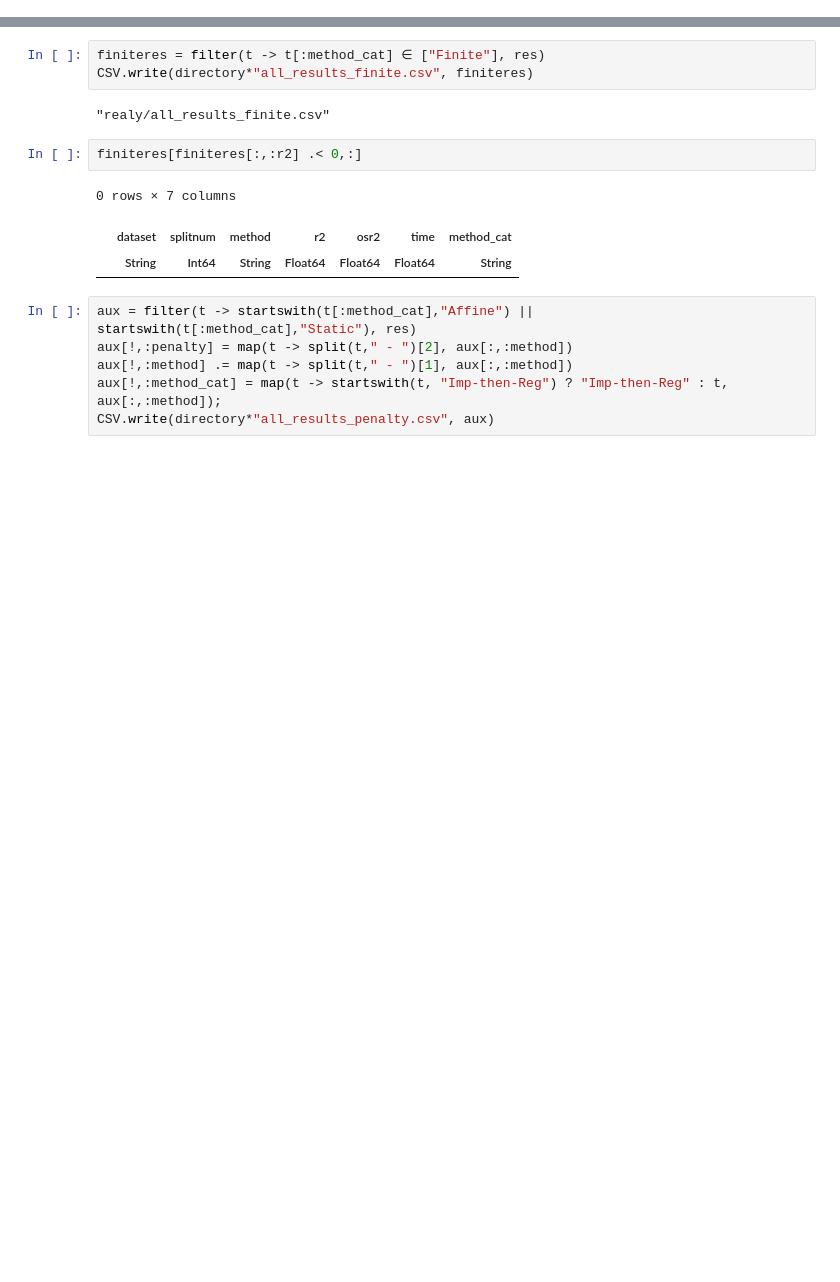
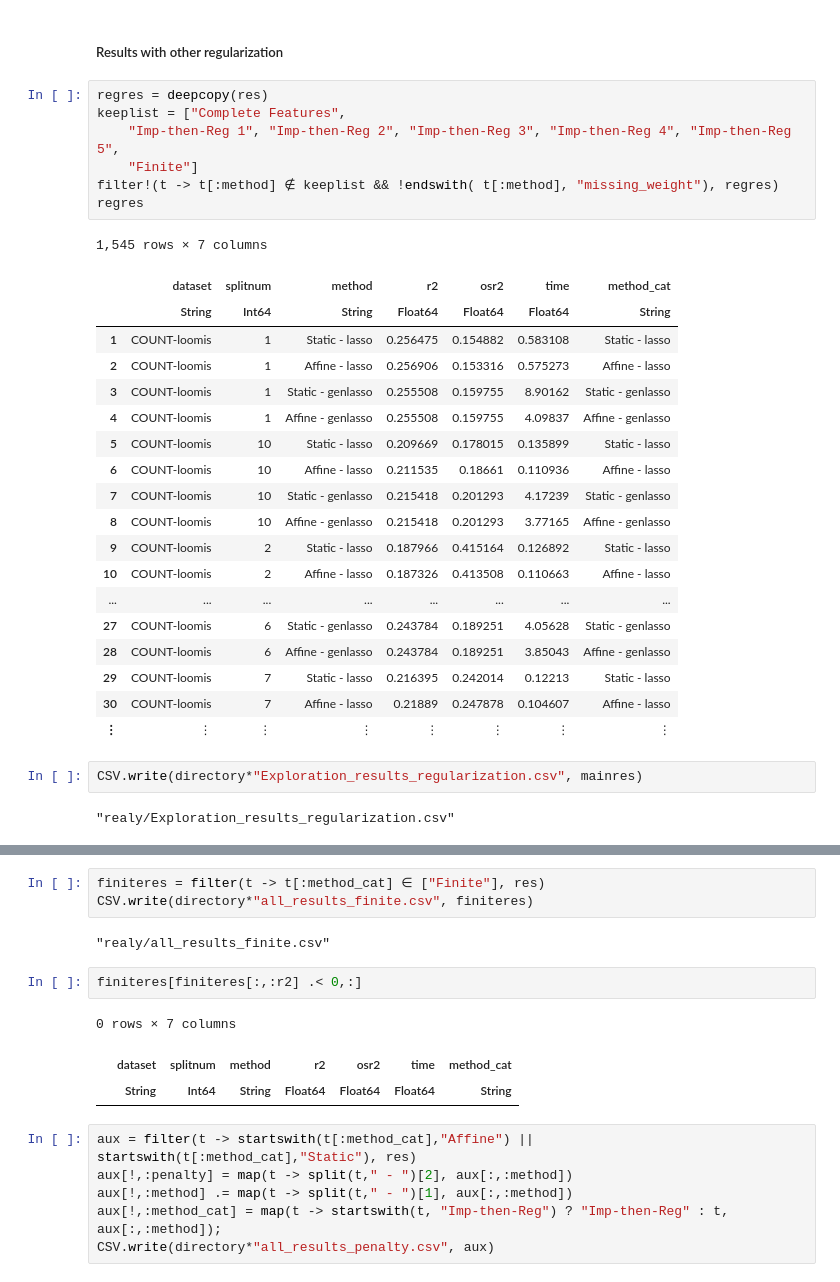
Before and after one commit to adelarue/PMD, a Jupyter notebook: results/Compile results together.ipynb, the cells around one changed output, grey strips where cells are left out. Saved outputs shown, nothing was run; the diff lists cells and outputs as text; blank space fills up the shorter version.

```diff
--- a/results/Compile results together.ipynb
+++ b/results/Compile results together.ipynb
@@ -40,0 +146,33 @@ baselineres
+# %% [markdown]
+##### Results with other regularization
+# %%
+regres = deepcopy(res)
+keeplist = ["Complete Features",
+    "Imp-then-Reg 1", "Imp-then-Reg 2", "Imp-then-Reg 3", "Imp-then-Reg 4", "Imp-then-Reg 5",
+    "Finite"]
+filter!(t -> t[:method] ∉ keeplist && !endswith( t[:method], "missing_weight"), regres)
+regres
+# %% [output]
+1,545 rows × 7 columns
+|  | dataset | splitnum | method | r2 | osr2 | time | method_cat |
+|  | String | Int64 | String | Float64 | Float64 | Float64 | String |
+| 1 | COUNT-loomis | 1 | Static - lasso | 0.256475 | 0.154882 | 0.583108 | Static - lasso |
+| 2 | COUNT-loomis | 1 | Affine - lasso | 0.256906 | 0.153316 | 0.575273 | Affine - lasso |
+| 3 | COUNT-loomis | 1 | Static - genlasso | 0.255508 | 0.159755 | 8.90162 | Static - genlasso |
+| 4 | COUNT-loomis | 1 | Affine - genlasso | 0.255508 | 0.159755 | 4.09837 | Affine - genlasso |
+| 5 | COUNT-loomis | 10 | Static - lasso | 0.209669 | 0.178015 | 0.135899 | Static - lasso |
+| 6 | COUNT-loomis | 10 | Affine - lasso | 0.211535 | 0.18661 | 0.110936 | Affine - lasso |
+| 7 | COUNT-loomis | 10 | Static - genlasso | 0.215418 | 0.201293 | 4.17239 | Static - genlasso |
+| 8 | COUNT-loomis | 10 | Affine - genlasso | 0.215418 | 0.201293 | 3.77165 | Affine - genlasso |
+| 9 | COUNT-loomis | 2 | Static - lasso | 0.187966 | 0.415164 | 0.126892 | Static - lasso |
+| 10 | COUNT-loomis | 2 | Affine - lasso | 0.187326 | 0.413508 | 0.110663 | Affine - lasso |
+| ... | ... | ... | ... | ... | ... | ... | ... |
+| 27 | COUNT-loomis | 6 | Static - genlasso | 0.243784 | 0.189251 | 4.05628 | Static - genlasso |
+| 28 | COUNT-loomis | 6 | Affine - genlasso | 0.243784 | 0.189251 | 3.85043 | Affine - genlasso |
+| 29 | COUNT-loomis | 7 | Static - lasso | 0.216395 | 0.242014 | 0.12213 | Static - lasso |
+| 30 | COUNT-loomis | 7 | Affine - lasso | 0.21889 | 0.247878 | 0.104607 | Affine - lasso |
+| ⋮ | ⋮ | ⋮ | ⋮ | ⋮ | ⋮ | ⋮ | ⋮ |
+# %%
+CSV.write(directory*"Exploration_results_regularization.csv", mainres)
+# %% [output]
+"realy/Exploration_results_regularization.csv"
```
Also changed, not shown: parts of 22 cells of this notebook, 3 other files.
